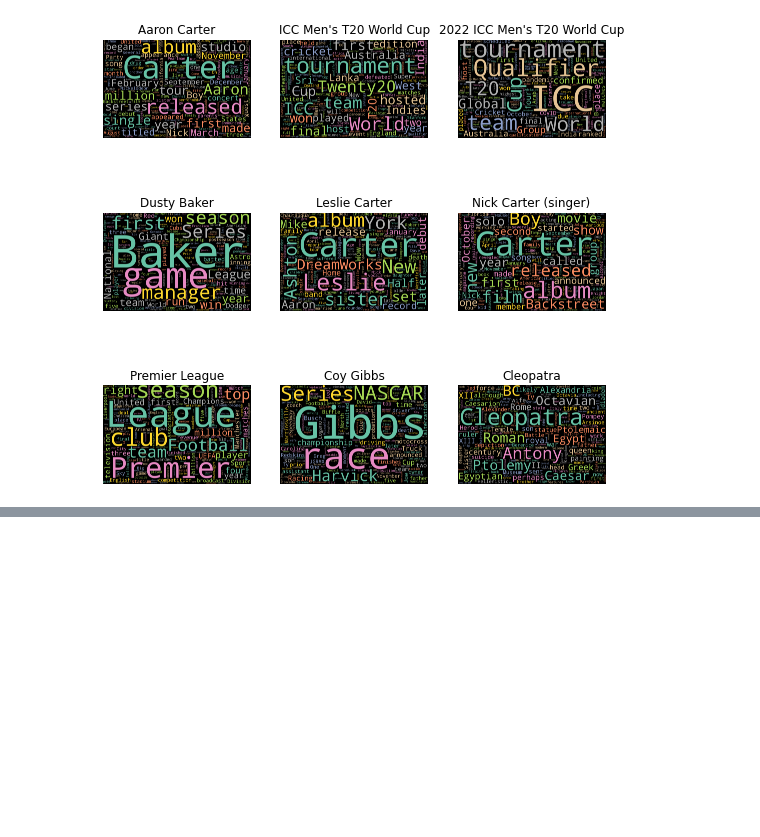
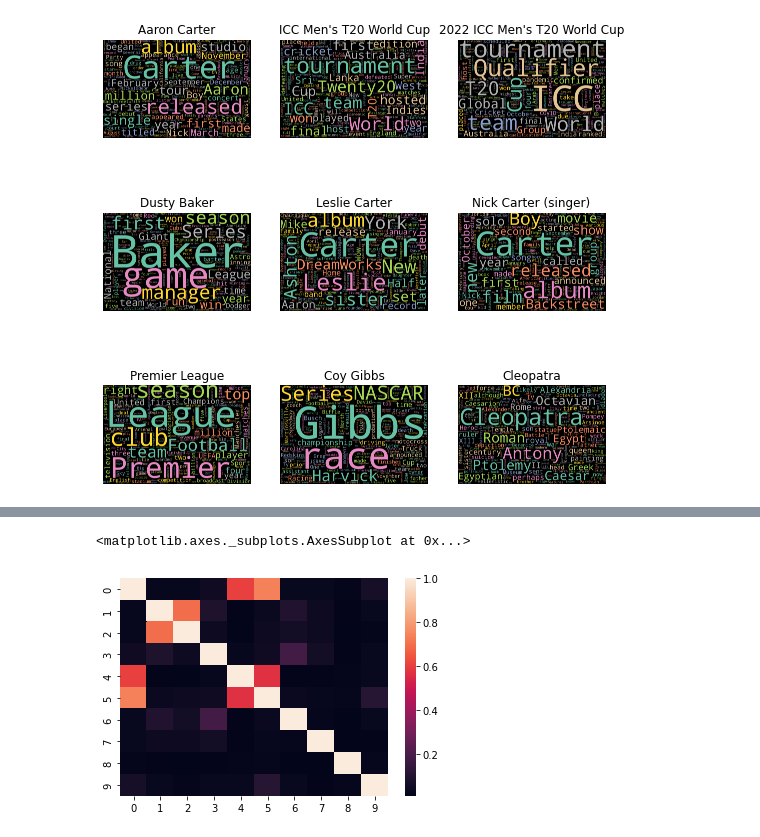
Before and after one commit to variableVG/What-is-people-looking-in-wikipedia, a Jupyter notebook: GarciaEspin_Violeta_if20b091_exercise7.ipynb, the cells around one changed output, grey strips where cells are left out. Cells and saved outputs as stored; diff of their text form; code cells hidden in the pictures; blank space fills up the shorter version.

```diff
--- a/GarciaEspin_Violeta_if20b091_exercise7.ipynb
+++ b/GarciaEspin_Violeta_if20b091_exercise7.ipynb
@@ -193,7 +203,7 @@ sw_spacy = en.Defaults.stop_words
 # Delete stopwords
 tokenized_corpus = []
 for document in tokens:
-    tokenized_corpus.append([token for token in document if token not in sw_spacy])
+    tokenized_corpus.append([token for token in document if token not in sw_spacy and len(token) < 20])
 # %%
 print(tokenized_corpus[0])
 # %% [output]
@@ -275,0 +273,16 @@ Sources:
+# %%
+from sklearn.feature_extraction.text import TfidfVectorizer
+from sklearn.metrics.pairwise import cosine_similarity
+
+
+# First I need to get a tfidf vector.
+tfidf = TfidfVectorizer(stop_words= 'english')
+matrix = tfidf.fit_transform(df['Tokens'][0:10]).toarray()
+tfidf_pd = pd.DataFrame(data = matrix, columns = tfidf.get_feature_names_out())
+# %%
+# Next we can calculate the similarity of one document to the rest of the documents.
+
+cosine_similarities = pd.DataFrame(columns=df['Title'])
+cosine_similarities = cosine_similarity(matrix, matrix)
+similarities = pd.DataFrame(cosine_similarities, index=df['Title'][0:10], columns=df['Title'][0:10])
+display(similarities)
@@ -275,0 +308,6 @@ Sources:
+# %%
+import seaborn as sns
+sns.heatmap(cosine_similarities)
+# %% [output]
+<matplotlib.axes._subplots.AxesSubplot at 0x...>
+[figure, added]
```
Also changed, not shown: parts of 37 cells of this notebook.
